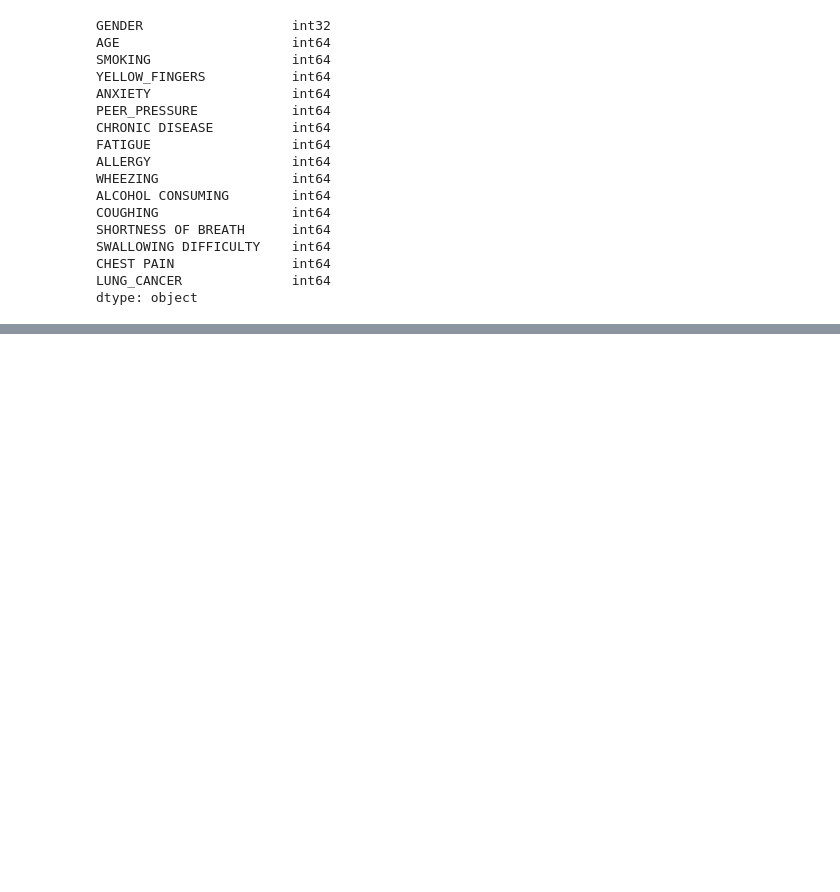
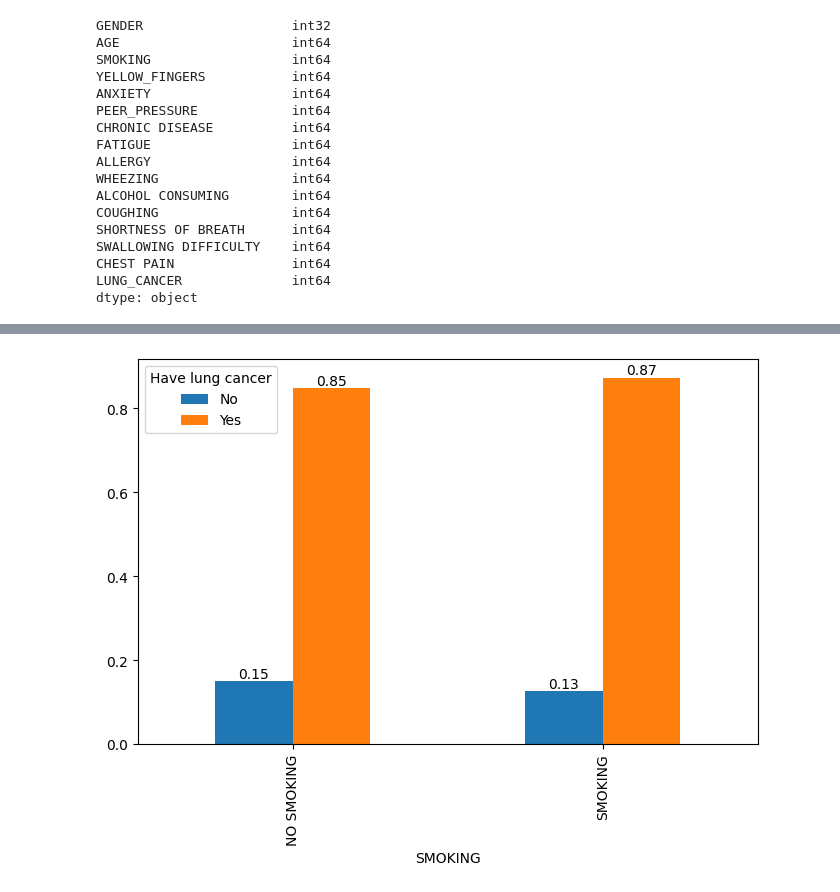
Before and after one commit to Sophiaraudhah/UTSAI, a Jupyter notebook: lungcancerpred.ipynb, the cells around one changed output, grey strips where cells are left out. Cells and saved outputs as stored; diff of their text form; code cells hidden in the pictures; blank space fills up the shorter version.

```diff
--- a/lungcancerpred.ipynb
+++ b/lungcancerpred.ipynb
@@ -216,0 +209,32 @@ plot('GENDER')
+# %%
+def plot(col, df=df):
+    # Membuat plot batang
+    ax = df.groupby(col)['LUNG_CANCER'].value_counts(normalize=True).unstack().plot(kind='bar', figsize=(8,5))
+
+    # Anotasi setiap batang dengan nilainya
+    for p in ax.patches:
+        ax.annotate('{:.2f}'.format(p.get_height()), (p.get_x() + p.get_width() / 2., p.get_height()), ha='center', va='center', xytext=(0, 5), textcoords='offset points')
+
+    return ax
+
+def set_legend_and_ticks(feature_name):
+    # Memplot distribusi fitur yang ditentukan
+    ax = plot(feature_name)
+
+    # Mendapatkan label tick saat ini
+    ticks = ax.get_xticks()
+
+    # Menetapkan label tick baru
+    new_ticks = ['NO '+feature_name, feature_name]
+    ax.set_xticklabels(new_ticks)
+
+    # Mendapatkan objek legenda
+    legend = ax.legend()
+
+    # Menetapkan label baru untuk legenda
+    legend_labels = ['No', 'Yes']
+    legend.set_title('Have lung cancer')
+    for i, label in enumerate(legend_labels):
+        legend.get_texts()[i].set_text(label)
+
+    plt.show()
@@ -216,0 +275,4 @@ plot('GENDER')
+# %%
+set_legend_and_ticks('SMOKING')
+# %% [output]
+[figure, added]
```
Also changed, not shown: parts of 33 cells of this notebook.
